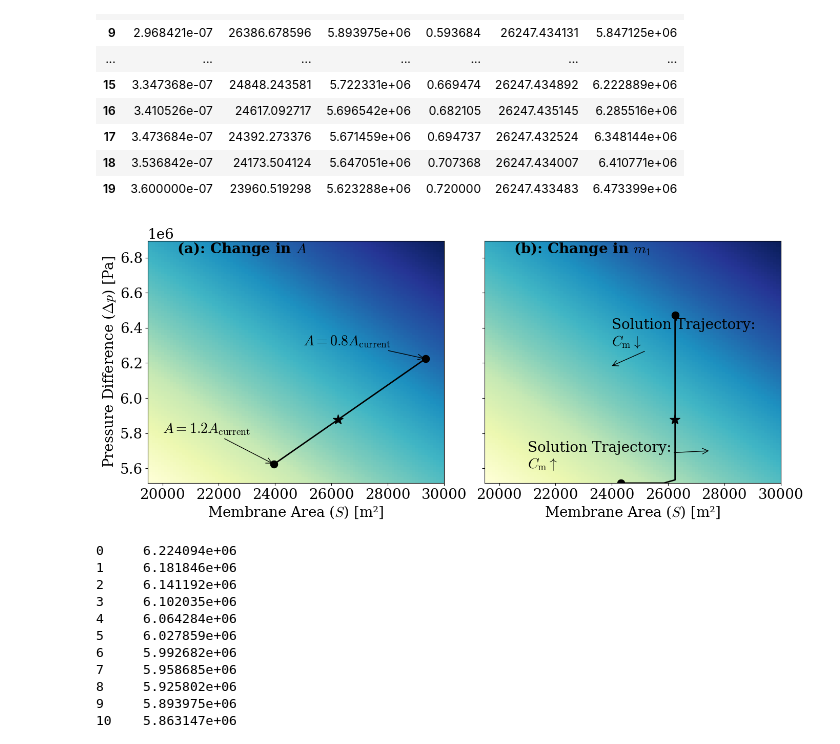
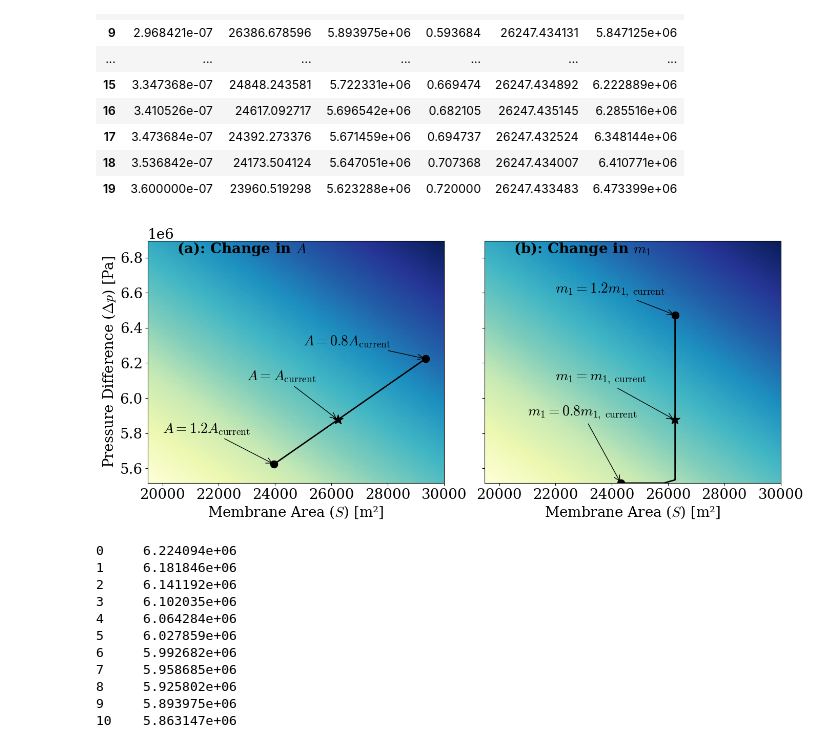
Before and after one commit to freddymartin03/Membrane-Science-and-Membrane-Separation-Processes-CW, a Jupyter notebook: Design.ipynb, the cells around one changed output. Drawn from its saved outputs; the diff is of its cells as text; code cells hidden in the pictures.

```diff
--- a/Design.ipynb
+++ b/Design.ipynb
@@ -441,12 +441,12 @@ fig, axes = plt.subplots(1, 2, figsize=(14, 6), sharey=True)
 for idx, ax in enumerate(axes):
     if idx == 0:
         # First plot: green and red dashed lines
-        ax.plot(S1, delta_p1 * 1e6, color='g', linewidth=2, linestyle='--')
-        ax.plot(S2, delta_p2 * 1e6, color='r', linewidth=2, linestyle='--')
+        ax.plot(S1, delta_p1 * 1e6, color='r', linewidth=2, linestyle='-')
+        ax.plot(S2, delta_p2 * 1e6, color='g', linewidth=2, linestyle='-')
     else:
         # Second plot: blue and orange solid lines
-        ax.plot(S1, delta_p1 * 1e6, color='r', linewidth=2, linestyle='--')
-        ax.plot(S2, delta_p2 * 1e6, color='g', linewidth=2, linestyle='--')
+        ax.plot(S1, delta_p1 * 1e6, color='g', linewidth=2, linestyle='-')
+        ax.plot(S2, delta_p2 * 1e6, color='r', linewidth=2, linestyle='-')
 
     ax.plot(26240, 5.8769e6, marker='*', color='black', markersize=15)
 
@@ -461,14 +461,14 @@ for idx, ax in enumerate(axes):
 
 # --- Add different annotations ---
 axes[0].annotate(
-    r"Solution Trajectory:" + "\n"r"$C_\mathrm{electricity} \uparrow, \eta_\mathrm{p} \downarrow, \eta_\mathrm{t} \downarrow$",
+    r"Solution Trajectory:" + "\n"r"$C_\mathrm{electricity} \downarrow, \eta_\mathrm{p} \uparrow, \eta_\mathrm{t} \uparrow$",
     xy=(23950, 6.18e6), xytext=(24000, 6.3e6),
     arrowprops=dict(facecolor='black', arrowstyle="->"),
     fontsize=20
 )
 
 axes[0].annotate(
-    r"Solution Trajectory:" + "\n"r"$C_\mathrm{electricity} \downarrow, \eta_\mathrm{p} \uparrow, \eta_\mathrm{t} \uparrow$",
+    r"Solution Trajectory:" + "\n"r"$C_\mathrm{electricity} \uparrow, \eta_\mathrm{p} \downarrow, \eta_\mathrm{t} \downarrow$",
     xy=(27500, 5.7e6), xytext=(21000, 5.6e6),
     arrowprops=dict(facecolor='black', arrowstyle="->"),
     fontsize=20
@@ -476,14 +476,14 @@ axes[0].annotate(
 
 
 axes[1].annotate(
-    r"Solution Trajectory:" + "\n"r"$C_\mathrm{m} \downarrow$",
+    r"Solution Trajectory:" + "\n"r"$C_\mathrm{m} \uparrow$",
     xy=(23950, 6.18e6), xytext=(24000, 6.3e6),
     arrowprops=dict(facecolor='black', arrowstyle="->"),
     fontsize=20
 )
 
 axes[1].annotate(
-    r"Solution Trajectory:" + "\n"r"$C_\mathrm{m} \uparrow$",
+    r"Solution Trajectory:" + "\n"r"$C_\mathrm{m} \downarrow$",
     xy=(27500, 5.7e6), xytext=(21000, 5.6e6),
     arrowprops=dict(facecolor='black', arrowstyle="->"),
     fontsize=20
@@ -590,39 +590,58 @@ axes[0].annotate(
     xytext=(25000, 6.3e6),
     arrowprops=dict(facecolor='black', arrowstyle="->"),
     fontsize=20
 )
 
 axes[0].annotate(
     r"$A = 1.2A_\mathrm{current}$",
     xy=(df["A_S"].iloc[-1], df["A_dp"].iloc[-1]),
     xytext=(20000, 5.8e6),
     arrowprops=dict(facecolor='black', arrowstyle="->"),
     fontsize=20
 )
 
+axes[0].annotate(
+    r"$A = A_\mathrm{current}$",
+    xy=(26230, 5.8769e6),
+    xytext=(23000, 6.1e6),
+    arrowprops=dict(facecolor='black', arrowstyle="->"),
+    fontsize=20
+)
+
 
 axes[1].annotate(
-    r"Solution Trajectory:" + "\n"r"$C_\mathrm{m} \downarrow$",
-    xy=(23950, 6.18e6), xytext=(24000, 6.3e6),
+    r"$m_1 = 0.8m_{1,~\mathrm{current}}$",
+    xy=(df["M_S"].iloc[0], df["M_dp"].iloc[0]),
+    xytext=(21000, 5.9e6),
     arrowprops=dict(facecolor='black', arrowstyle="->"),
     fontsize=20
 )
 
 axes[1].annotate(
-    r"Solution Trajectory:" + "\n"r"$C_\mathrm{m} \uparrow$",
-    xy=(27500, 5.7e6), xytext=(21000, 5.6e6),
+    r"$m_1 = 1.2m_{1,~\mathrm{current}}$",
+    xy=(df["M_S"].iloc[-1], df["M_dp"].iloc[-1]),
+    xytext=(22000, 6.6e6),
     arrowprops=dict(facecolor='black', arrowstyle="->"),
     fontsize=20
 )
+
+axes[1].annotate(
+    r"$m_1 = m_{1,~\mathrm{current}}$",
+    xy=(26230, 5.8769e6),
+    xytext=(22000, 6.1e6),
+    arrowprops=dict(facecolor='black', arrowstyle="->"),
+    fontsize=20
+)
+
 
 axes[0].text(0.1, 0.95, r"(a): Change in $A$", transform=axes[0].transAxes, fontsize=20, fontweight='bold')
 axes[1].text(0.1, 0.95, r"(b): Change in $m_1$", transform=axes[1].transAxes, fontsize=20, fontweight='bold')
 
 plt.tight_layout()
-plt.savefig(r'C:\Users\fjm21\OneDrive - Imperial College London\Fourth Year\Membranes\CW\objective_sens_subplots.pdf', format='pdf', transparent=False)
+plt.savefig(r'C:\Users\fjm21\OneDrive - Imperial College London\Fourth Year\Membranes\CW\constraint_sens_subplots.pdf', format='pdf', transparent=False)
 plt.show()
 # %% [output]
-[figure, old version]
+[figure, new version]
 # %%
 df["A_dp"]
 # %% [output]
```
Also changed, not shown: parts of 1 cell of this notebook.
